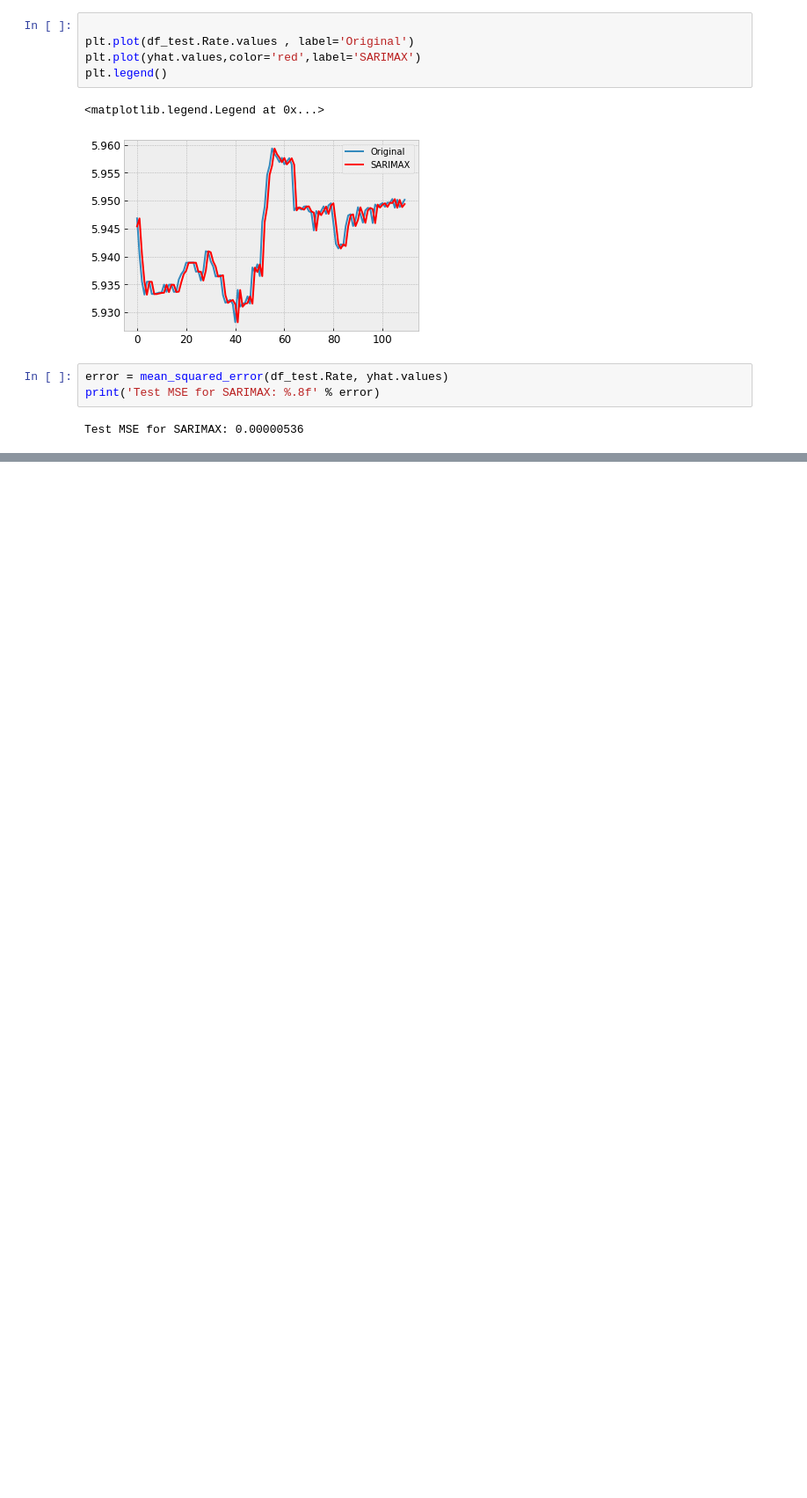
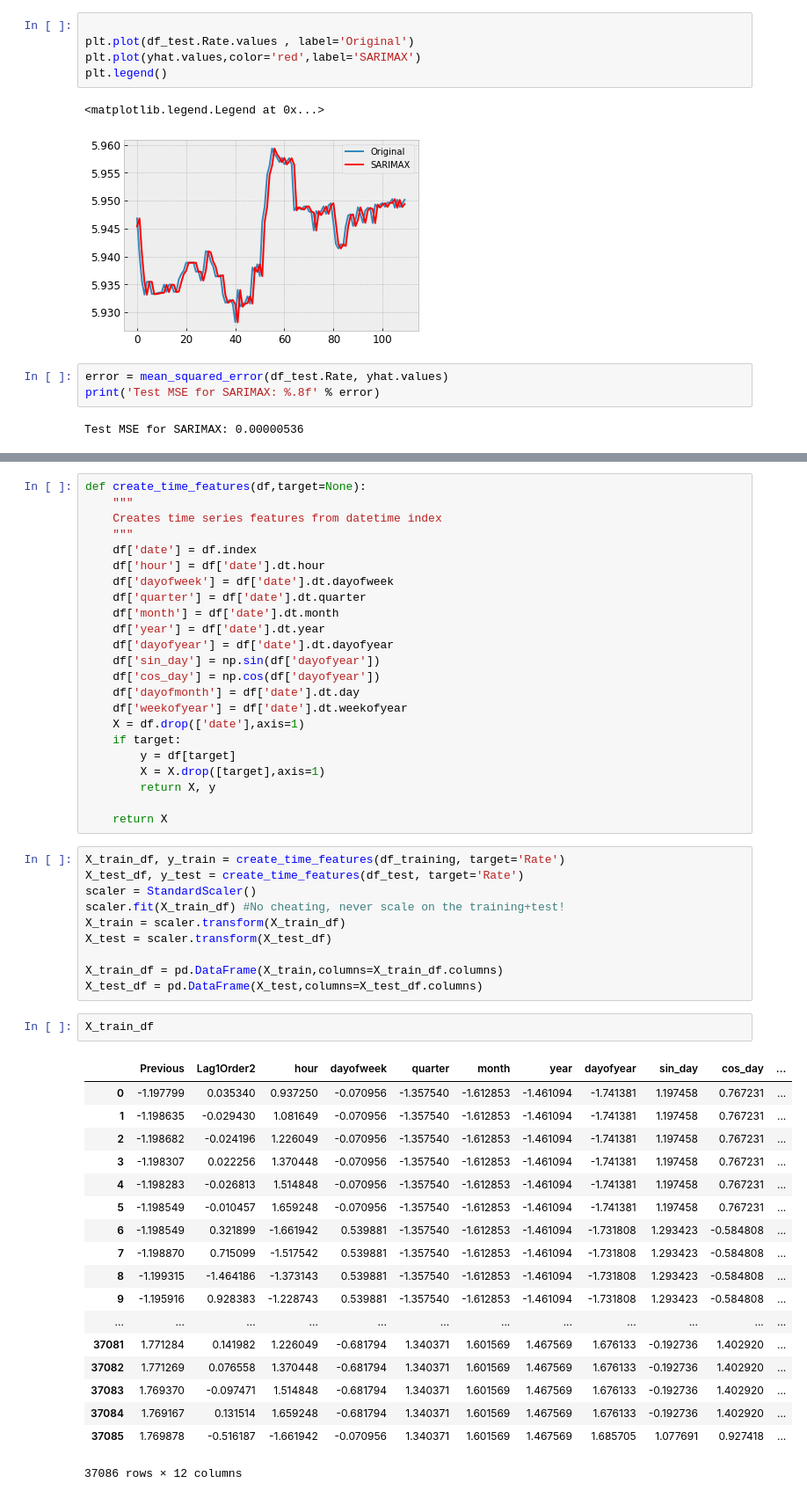
Before and after one commit to aburak256/Currency-with-Twitter, a Jupyter notebook: Project.ipynb, the cells around one changed output, grey strips where cells are left out. Shown at 88% size. Drawn from its saved outputs; the diff is of its cells as text; blank space fills up the shorter version.

```diff
--- a/Project.ipynb
+++ b/Project.ipynb
@@ -596,0 +643,54 @@ Test MSE for SARIMAX: 0.00000536
+# %%
+def create_time_features(df,target=None):
+    """
+    Creates time series features from datetime index
+    """
+    df['date'] = df.index
+    df['hour'] = df['date'].dt.hour
+    df['dayofweek'] = df['date'].dt.dayofweek
+    df['quarter'] = df['date'].dt.quarter
+    df['month'] = df['date'].dt.month
+    df['year'] = df['date'].dt.year
+    df['dayofyear'] = df['date'].dt.dayofyear
+    df['sin_day'] = np.sin(df['dayofyear'])
+    df['cos_day'] = np.cos(df['dayofyear'])
+    df['dayofmonth'] = df['date'].dt.day
+    df['weekofyear'] = df['date'].dt.weekofyear
+    X = df.drop(['date'],axis=1)
+    if target:
+        y = df[target]
+        X = X.drop([target],axis=1)
+        return X, y
+
+    return X
+# %%
+X_train_df, y_train = create_time_features(df_training, target='Rate')
+X_test_df, y_test = create_time_features(df_test, target='Rate')
+scaler = StandardScaler()
+scaler.fit(X_train_df) #No cheating, never scale on the training+test!
+X_train = scaler.transform(X_train_df)
+X_test = scaler.transform(X_test_df)
+
+X_train_df = pd.DataFrame(X_train,columns=X_train_df.columns)
+X_test_df = pd.DataFrame(X_test,columns=X_test_df.columns)
+# %%
+X_train_df
+# %% [output]
+|  | Previous | Lag1Order2 | hour | dayofweek | quarter | month | year | dayofyear | sin_day | cos_day | ... |
+| 0 | -1.197799 | 0.035340 | 0.937250 | -0.070956 | -1.357540 | -1.612853 | -1.461094 | -1.741381 | 1.197458 | 0.767231 | ... |
+| 1 | -1.198635 | -0.029430 | 1.081649 | -0.070956 | -1.357540 | -1.612853 | -1.461094 | -1.741381 | 1.197458 | 0.767231 | ... |
+| 2 | -1.198682 | -0.024196 | 1.226049 | -0.070956 | -1.357540 | -1.612853 | -1.461094 | -1.741381 | 1.197458 | 0.767231 | ... |
+| 3 | -1.198307 | 0.022256 | 1.370448 | -0.070956 | -1.357540 | -1.612853 | -1.461094 | -1.741381 | 1.197458 | 0.767231 | ... |
+| 4 | -1.198283 | -0.026813 | 1.514848 | -0.070956 | -1.357540 | -1.612853 | -1.461094 | -1.741381 | 1.197458 | 0.767231 | ... |
+| 5 | -1.198549 | -0.010457 | 1.659248 | -0.070956 | -1.357540 | -1.612853 | -1.461094 | -1.741381 | 1.197458 | 0.767231 | ... |
+| 6 | -1.198549 | 0.321899 | -1.661942 | 0.539881 | -1.357540 | -1.612853 | -1.461094 | -1.731808 | 1.293423 | -0.584808 | ... |
+| 7 | -1.198870 | 0.715099 | -1.517542 | 0.539881 | -1.357540 | -1.612853 | -1.461094 | -1.731808 | 1.293423 | -0.584808 | ... |
+| 8 | -1.199315 | -1.464186 | -1.373143 | 0.539881 | -1.357540 | -1.612853 | -1.461094 | -1.731808 | 1.293423 | -0.584808 | ... |
+| 9 | -1.195916 | 0.928383 | -1.228743 | 0.539881 | -1.357540 | -1.612853 | -1.461094 | -1.731808 | 1.293423 | -0.584808 | ... |
+| ... | ... | ... | ... | ... | ... | ... | ... | ... | ... | ... | ... |
+| 37081 | 1.771284 | 0.141982 | 1.226049 | -0.681794 | 1.340371 | 1.601569 | 1.467569 | 1.676133 | -0.192736 | 1.402920 | ... |
+| 37082 | 1.771269 | 0.076558 | 1.370448 | -0.681794 | 1.340371 | 1.601569 | 1.467569 | 1.676133 | -0.192736 | 1.402920 | ... |
+| 37083 | 1.769370 | -0.097471 | 1.514848 | -0.681794 | 1.340371 | 1.601569 | 1.467569 | 1.676133 | -0.192736 | 1.402920 | ... |
+| 37084 | 1.769167 | 0.131514 | 1.659248 | -0.681794 | 1.340371 | 1.601569 | 1.467569 | 1.676133 | -0.192736 | 1.402920 | ... |
+| 37085 | 1.769878 | -0.516187 | -1.661942 | -0.070956 | 1.340371 | 1.601569 | 1.467569 | 1.685705 | 1.077691 | 0.927418 | ... |
+37086 rows × 12 columns
```
Also changed, not shown: parts of 6 cells of this notebook.
